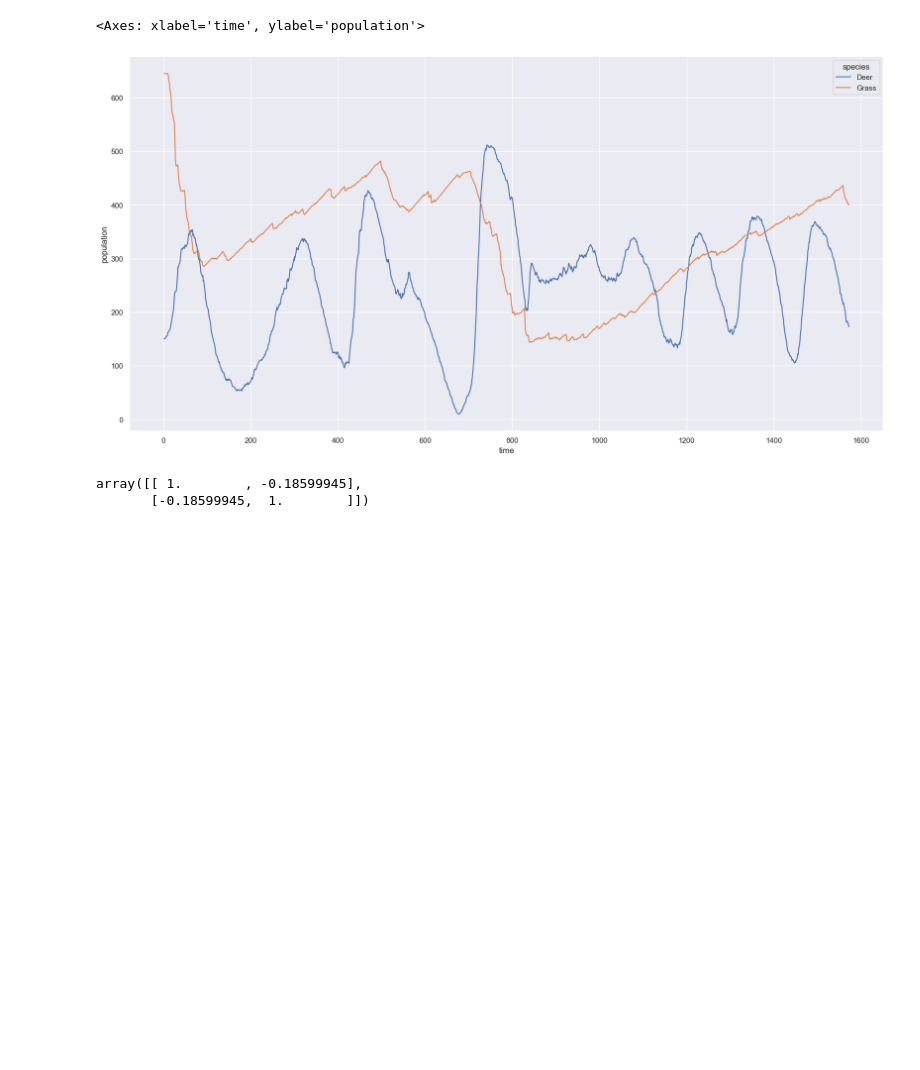
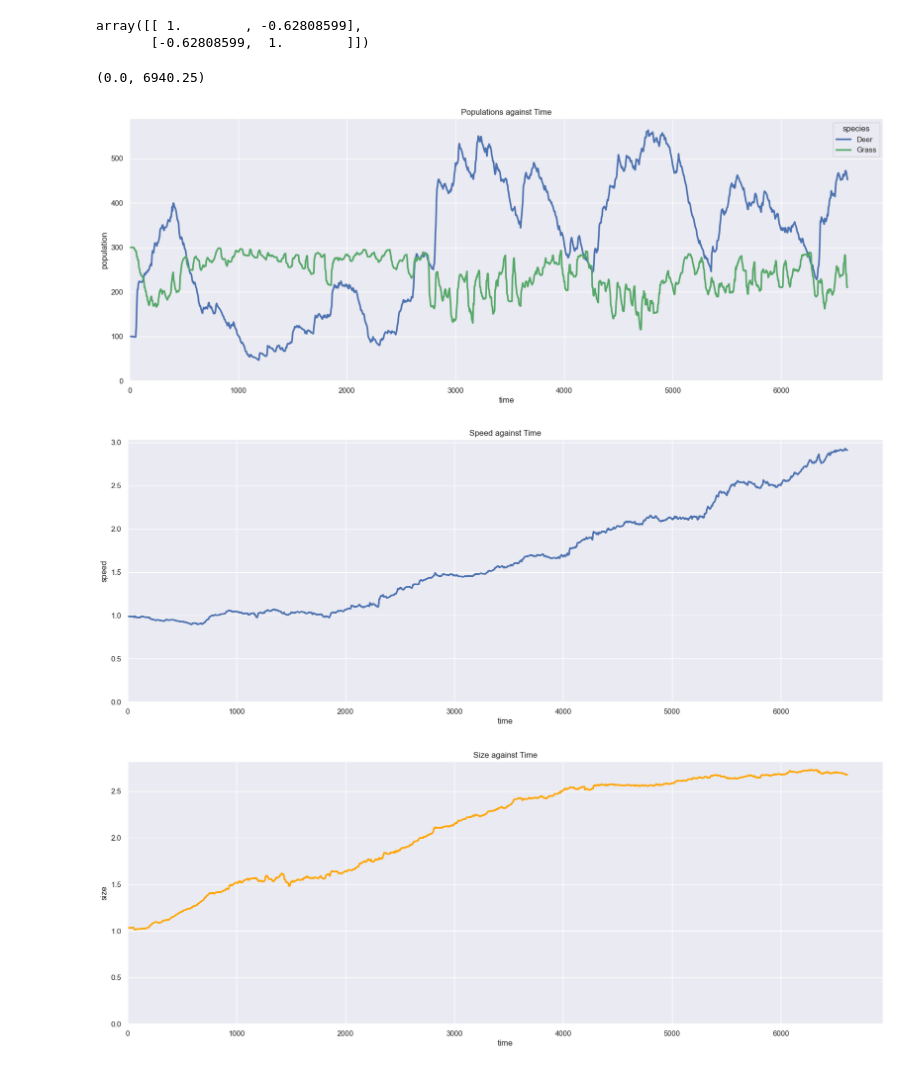
Before and after one commit to tohhongxiang/Ecosystem-Simulation-Data-Analysis, a Jupyter notebook: refactored.ipynb, the cells around one changed output. Saved outputs shown, nothing was run; the diff lists cells and outputs as text; code cells hidden in the pictures; blank space fills up the shorter version.

```diff
--- a/refactored.ipynb
+++ b/refactored.ipynb
@@ -6,5 +6,5 @@ import seaborn as sns
 
 sns.set_theme()
 # %%
-df = pd.read_csv("data/deer_with_plants.csv")
+df = pd.read_csv("data/deer-plants-refactored.csv")
 # %%
@@ -21,14 +21,37 @@ for index, column in enumerate(columns):
-# %%
-plt.figure(figsize=(20, 10))
-sns.lineplot(data=df[(df['species'] == "Deer") | (df['species'] == "Grass")], x="time", y="population", hue="species")
-# %% [output]
-<Axes: xlabel='time', ylabel='population'>
-[figure, removed]
 # %%
 df_deers = df[df['species'] == "Deer"]
 df_grass = df[df['species'] == "Grass"]
+
+np.corrcoef(df_deers['population'], df_grass['population'])
+# %% [output]
+array([[ 1.        , -0.62808599],
+       [-0.62808599,  1.        ]])
-# %%
-np.corrcoef(df_deers['population'], df_grass['population'])
-# %% [output]
-array([[ 1.        , -0.18599945],
-       [-0.18599945,  1.        ]])
+# %%
+plt.figure(figsize=(20, 7))
+plt.title("Populations against Time")
+g = sns.lineplot(data=df[(df['species'] == "Deer") | (df['species'] == "Grass")], x="time", y="population", hue="species", palette=["b", "g"], linewidth=2.5)
+g.axes.set_ylim(0)
+g.axes.set_xlim(0)
+
+fig = plt.figure(figsize=(20, 7))
+plt.title("Speed against Time")
+g = sns.lineplot(x="time", y="speed", data=df[(df['species'] == "Deer")], color="b", linewidth=2.5)
+g.axes.set_ylim(0)
+g.axes.set_xlim(0)
+
+fig = plt.figure(figsize=(20, 7))
+plt.title("Size against Time")
+g = sns.lineplot(x="time", y="size", data=df[(df['species'] == "Deer")], color="orange", linewidth=2.5)
+g.axes.set_ylim(0)
+g.axes.set_xlim(0)
+
+fig = plt.figure(figsize=(20, 7))
+plt.title("Speed/Size against Time")
+g = sns.lineplot(x="time", y="value", hue="variable", data=pd.melt(df[(df['species'] == "Deer")][["time", "size", "speed"]], ["time"]), linewidth=2.5)
+g.axes.set_ylim(0)
+g.axes.set_xlim(0)
+# %% [output]
+(0.0, 6940.25)
+[figure, added]
+[figure, added]
+[figure, added]
```
Also changed, not shown: parts of 2 cells of this notebook, 3 other files.
